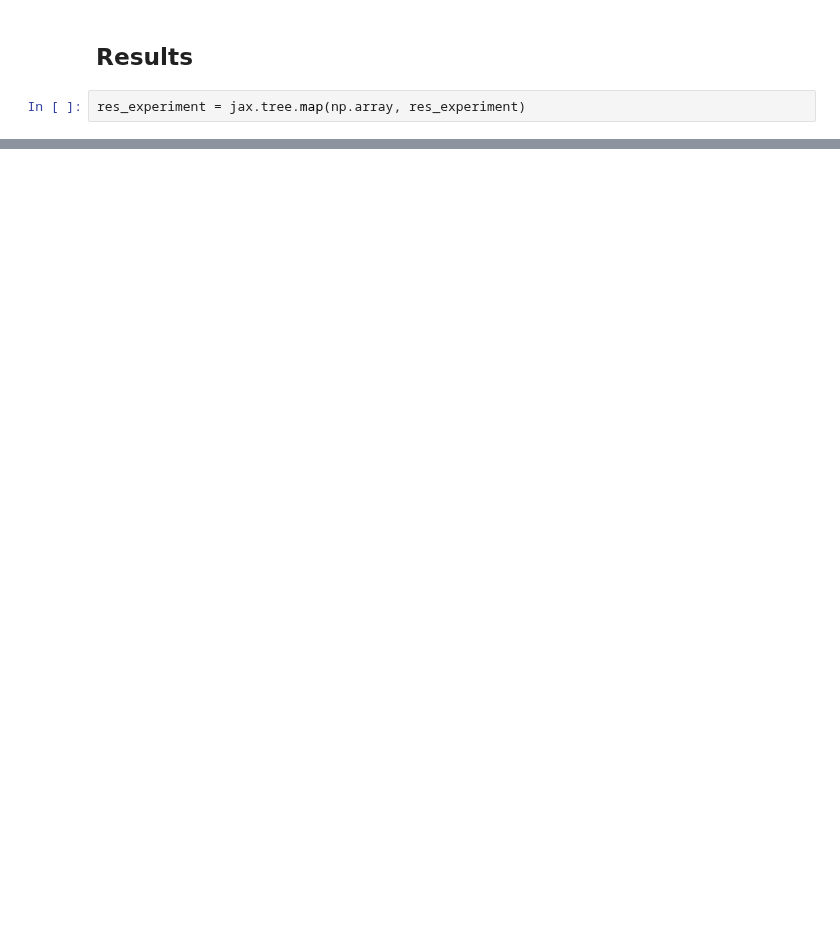
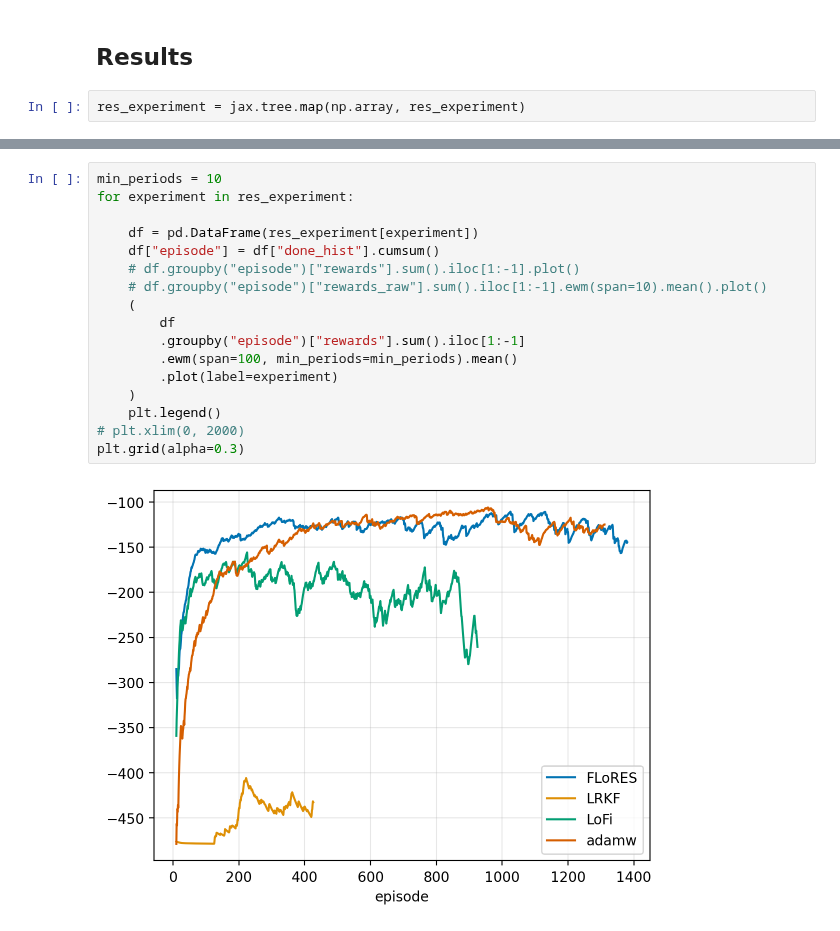
Before and after one commit to gerdm/low-rank-last-layer-inference, a Jupyter notebook: experiments/rl-toy.ipynb, the cells around one changed output, grey strips where cells are left out. Saved outputs shown, nothing was run; the diff lists cells and outputs as text; blank space fills up the shorter version.

Commit message:
feat: experiments

```diff
--- a/experiments/rl-toy.ipynb
+++ b/experiments/rl-toy.ipynb
@@ -492,0 +504,19 @@ plt.grid(alpha=0.3)
+# %%
+min_periods = 10
+for experiment in res_experiment:
+
+    df = pd.DataFrame(res_experiment[experiment])
+    df["episode"] = df["done_hist"].cumsum()
+    # df.groupby("episode")["rewards"].sum().iloc[1:-1].plot()
+    # df.groupby("episode")["rewards_raw"].sum().iloc[1:-1].ewm(span=10).mean().plot()
+    (
+        df
+        .groupby("episode")["rewards"].sum().iloc[1:-1]
+        .ewm(span=100, min_periods=min_periods).mean()
+        .plot(label=experiment)
+    )
+    plt.legend()
+# plt.xlim(0, 2000)
+plt.grid(alpha=0.3)
+# %% [output]
+[figure, added]
```
Also changed, not shown: parts of 11 cells of this notebook.
